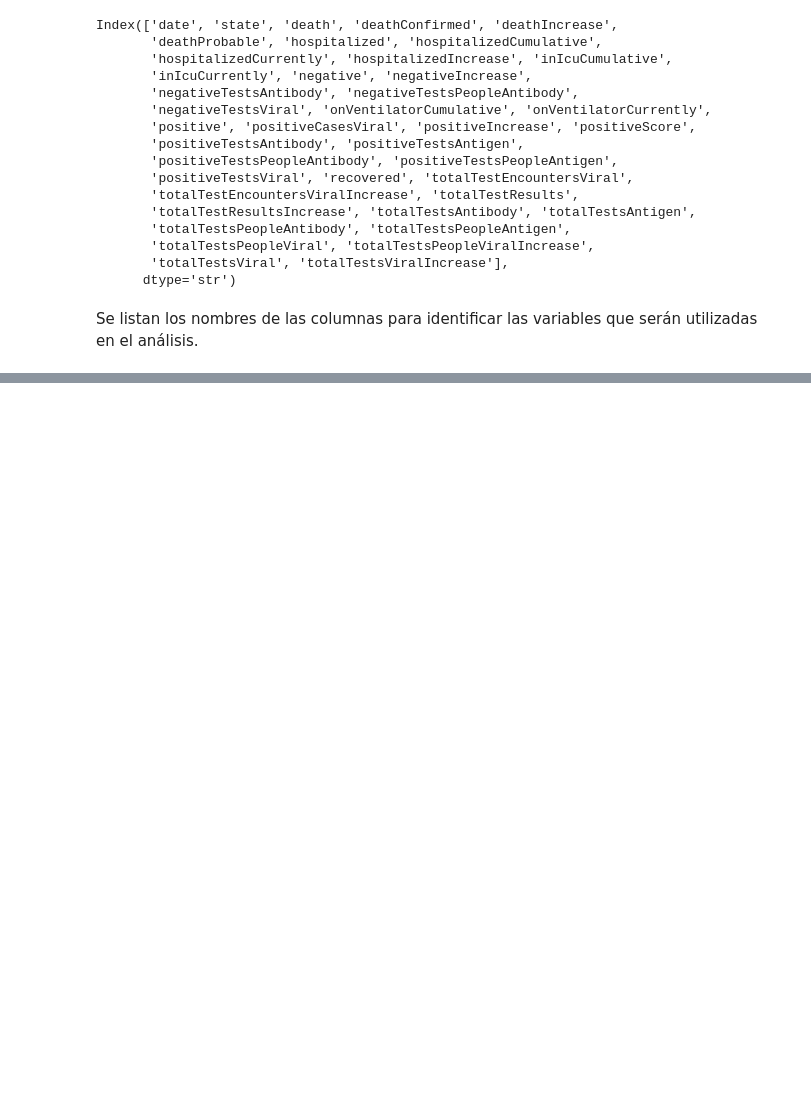
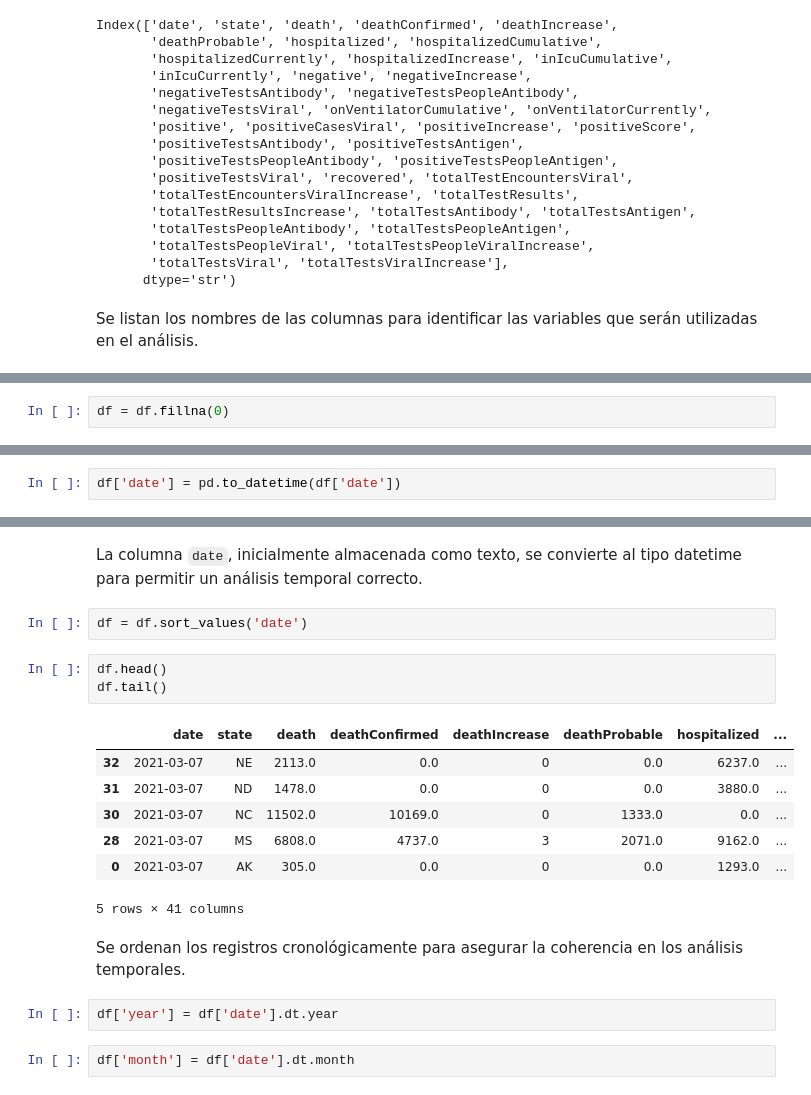
Before and after one commit to Bootcamp-IA-P6/Proyecto4_Gema_Yebenes_EDA, a Jupyter notebook: notebooks/01_eda_covid_usa.ipynb, the cells around one changed output, grey strips where cells are left out. Cells and saved outputs as stored; diff of their text form; blank space fills up the shorter version.

```diff
--- a/notebooks/01_eda_covid_usa.ipynb
+++ b/notebooks/01_eda_covid_usa.ipynb
@@ -81,0 +114,2 @@ que serán utilizadas en el análisis.
+# %%
+df = df.fillna(0)
@@ -81,0 +145,2 @@ que serán utilizadas en el análisis.
+# %%
+df['date'] = pd.to_datetime(df['date'])
@@ -81,0 +171,23 @@ que serán utilizadas en el análisis.
+# %% [markdown]
+La columna `date`, inicialmente almacenada como texto, se convierte al tipo
+datetime para permitir un análisis temporal correcto.
+# %%
+df = df.sort_values('date')
+# %%
+df.head()
+df.tail()
+# %% [output]
+|  | date | state | death | deathConfirmed | deathIncrease | deathProbable | hospitalized | ... |
+| 32 | 2021-03-07 | NE | 2113.0 | 0.0 | 0 | 0.0 | 6237.0 | ... |
+| 31 | 2021-03-07 | ND | 1478.0 | 0.0 | 0 | 0.0 | 3880.0 | ... |
+| 30 | 2021-03-07 | NC | 11502.0 | 10169.0 | 0 | 1333.0 | 0.0 | ... |
+| 28 | 2021-03-07 | MS | 6808.0 | 4737.0 | 3 | 2071.0 | 9162.0 | ... |
+| 0 | 2021-03-07 | AK | 305.0 | 0.0 | 0 | 0.0 | 1293.0 | ... |
+5 rows × 41 columns
+# %% [markdown]
+Se ordenan los registros cronológicamente para asegurar
+la coherencia en los análisis temporales.
+# %%
+df['year'] = df['date'].dt.year
+# %%
+df['month'] = df['date'].dt.month
```
Also changed, not shown: parts of 15 cells of this notebook.
